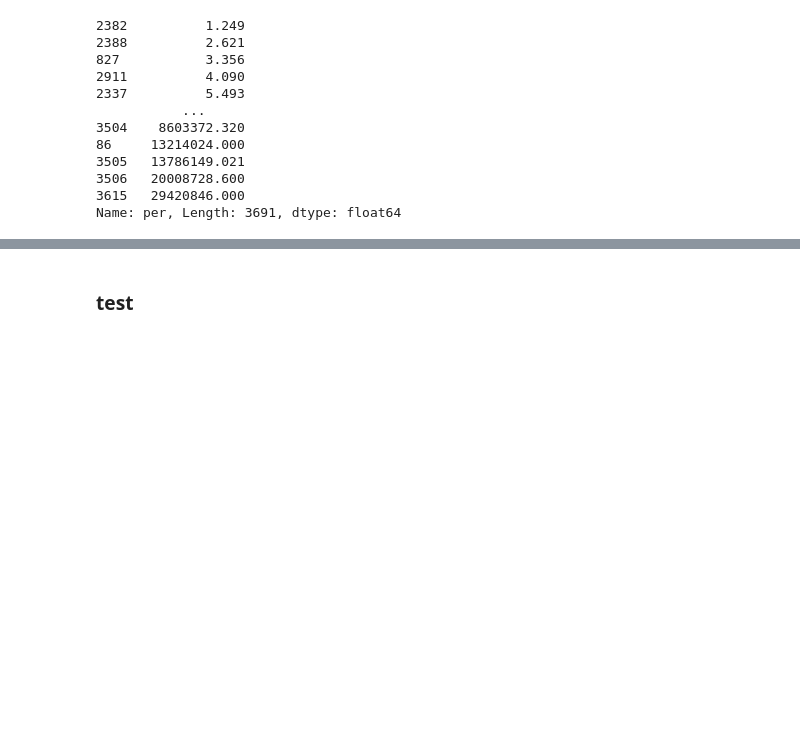
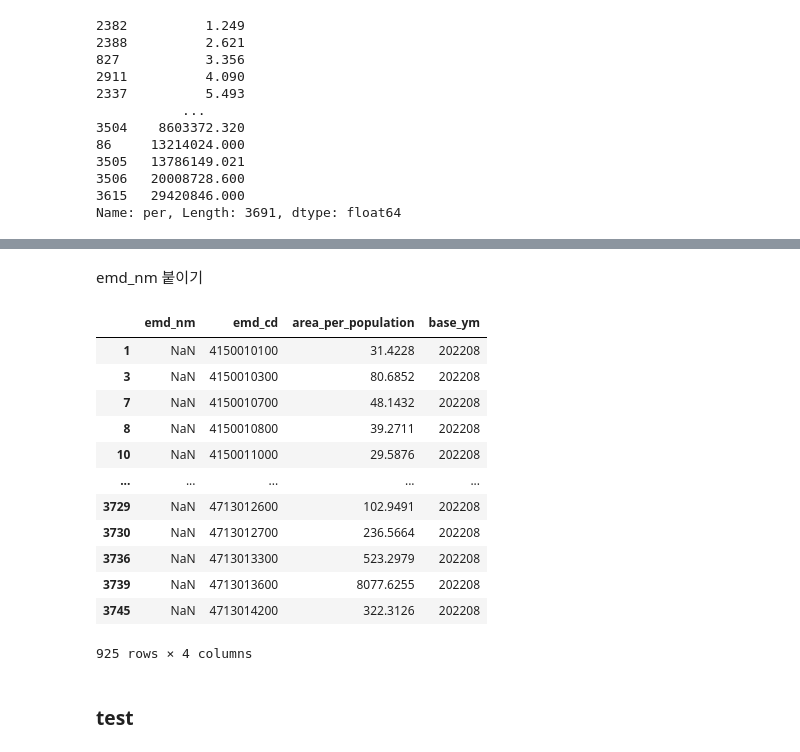
Before and after one commit to UL-DA/pythonProject, a Jupyter notebook: 부동산원_데이터댐/배후지 인구당 상가면적.ipynb, the cells around one changed output, grey strips where cells are left out. Cells and saved outputs as stored; diff of their text form; code cells hidden in the pictures; blank space fills up the shorter version.

```diff
--- a/부동산원_데이터댐/배후지 인구당 상가면적.ipynb
+++ b/부동산원_데이터댐/배후지 인구당 상가면적.ipynb
@@ -283,0 +471,12 @@ Name: per, Length: 3691, dtype: float64
+# %%
+# 데이터 프레임 병합
+df = pd.merge(df_cremao_local_population, df_bld_rgst, on='emd_cd', how='left')
+
+# 인구가 0명, null인 지역 제외
+df = df[~df['tot_sum'].isnull()]
+
+# 상가면적 / 거주인구
+df['area_per_population'] = (df['tot_sum'] / df['l_tot'])
+df = df[~(df['area_per_population']==np.inf)].reset_index(drop=True)
+df = df[['emd_cd','area_per_population']]
+df['base_ym'] = datetime.today().strftime("%Y%m")
@@ -283,0 +511,30 @@ Name: per, Length: 3691, dtype: float64
+# %% [markdown]
+emd_nm 붙이기
+# %%
+sql = "select distinct emd_nm, emd_cd from m1.emd"
+aws_cursor.execute(sql)
+aws_conn.commit()
+rows = aws_cursor.fetchall()
+
+df_emd = pd.DataFrame(rows)
+df_emd.columns = ['emd_nm','emd_cd']
+df_emd = df_emd.drop_duplicates('emd_nm')
+df_emd['emd_cd'] = df_emd['emd_cd'] + '00'
+# %%
+DF = pd.merge(df_emd, df, on='emd_cd', how='right')
+# %%
+DF[DF['emd_nm'].isnull()]
+# %% [output]
+|  | emd_nm | emd_cd | area_per_population | base_ym |
+| 1 | NaN | 4150010100 | 31.4228 | 202208 |
+| 3 | NaN | 4150010300 | 80.6852 | 202208 |
+| 7 | NaN | 4150010700 | 48.1432 | 202208 |
+| 8 | NaN | 4150010800 | 39.2711 | 202208 |
+| 10 | NaN | 4150011000 | 29.5876 | 202208 |
+| ... | ... | ... | ... | ... |
+| 3729 | NaN | 4713012600 | 102.9491 | 202208 |
+| 3730 | NaN | 4713012700 | 236.5664 | 202208 |
+| 3736 | NaN | 4713013300 | 523.2979 | 202208 |
+| 3739 | NaN | 4713013600 | 8077.6255 | 202208 |
+| 3745 | NaN | 4713014200 | 322.3126 | 202208 |
+925 rows × 4 columns
```
Also changed, not shown: parts of 8 cells of this notebook.
